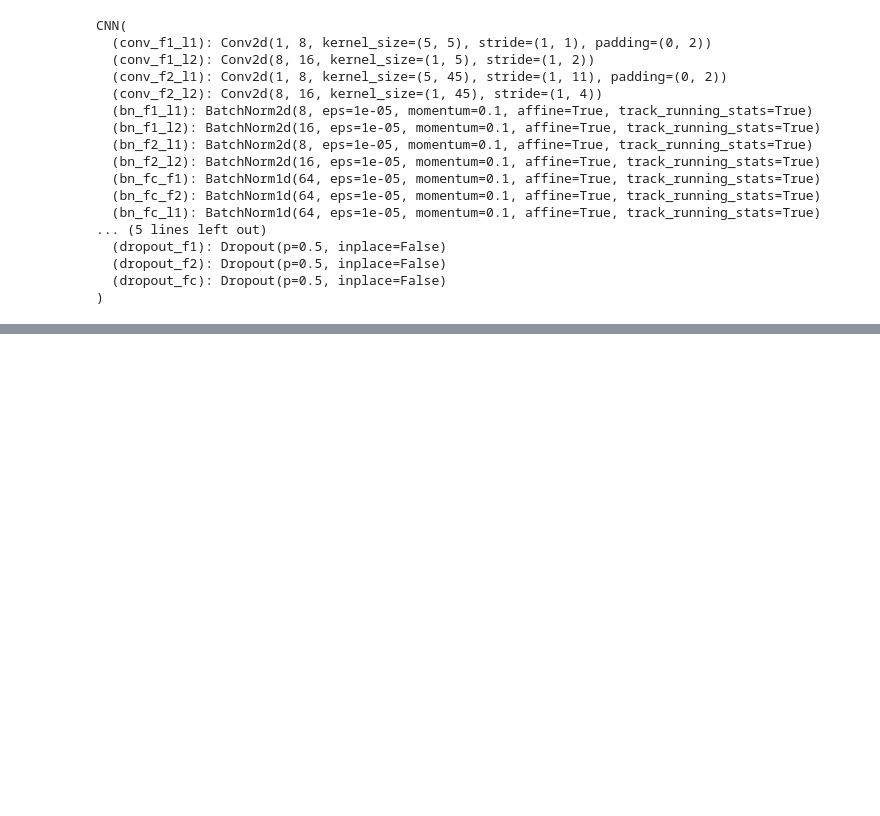
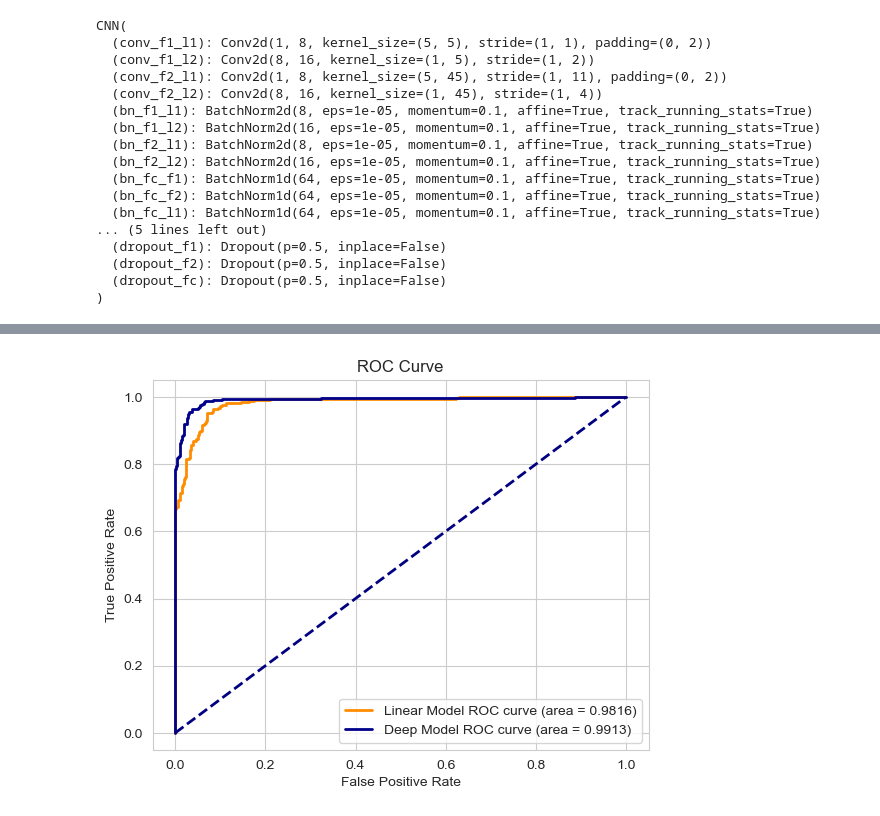
Before and after one commit to Enterprise-D/ecDNAalternative, a Jupyter notebook: model.ipynb, the cells around one changed output, grey strips where cells are left out. Saved outputs shown, nothing was run; the diff lists cells and outputs as text; code cells hidden in the pictures; blank space fills up the shorter version.

```diff
--- a/model.ipynb
+++ b/model.ipynb
@@ -514,0 +517,5 @@ torch.save(model.state_dict(), "model_nov22.pt")
+# %%
+lm_val_pred = pd.read_csv("test_result_lm.csv", header=None)
+lm_val_pred.columns = ["cnv", "ratio", "gini", "label","score"]
+
+lm_val_pred
@@ -514,0 +574,18 @@ torch.save(model.state_dict(), "model_nov22.pt")
+# %%
+fpr_lm, tpr_lm, _ = roc_curve(lm_val_pred["label"], lm_val_pred["score"])
+roc_auc_lm = auc(fpr_lm, tpr_lm)
+
+fpr_cnn, tpr_cnn, _ = roc_curve(pred_summary["label"], pred_summary["score"])
+roc_auc_cnn = auc(fpr_cnn, tpr_cnn)
+
+plt.figure()
+plt.plot(fpr_lm, tpr_lm, color='darkorange', lw=2, label='Linear Model ROC curve (area = {:.4f})'.format(roc_auc_lm))
+plt.plot(fpr_cnn, tpr_cnn, color='darkblue', lw=2, label='Deep Model ROC curve (area = {:.4f})'.format(roc_auc_cnn))
+plt.plot([0, 1], [0, 1], color='navy', lw=2, linestyle='--')
+plt.xlabel('False Positive Rate')
+plt.ylabel('True Positive Rate')
+plt.title('ROC Curve')
+plt.legend(loc='lower right')
+plt.show()
+# %% [output]
+[figure, added]
```
Also changed, not shown: parts of 8 cells of this notebook, 13 other files.
